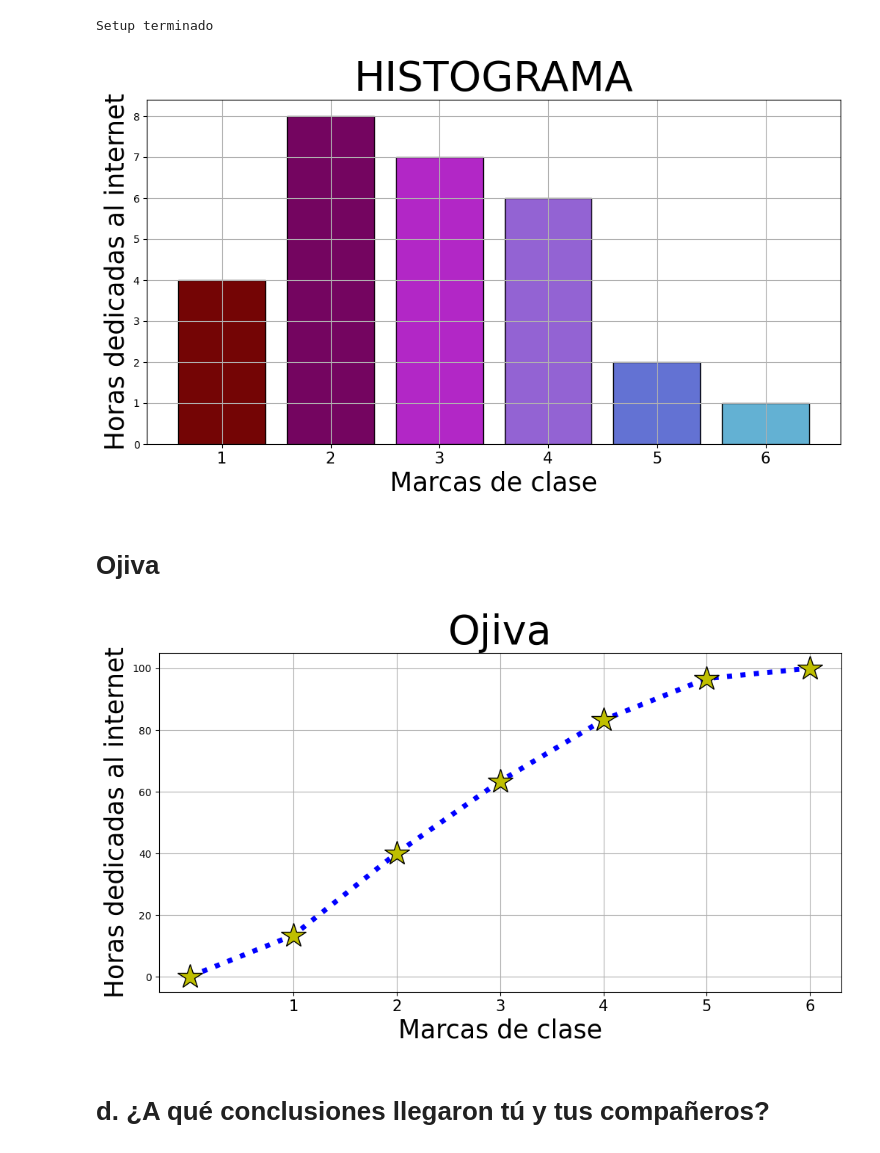
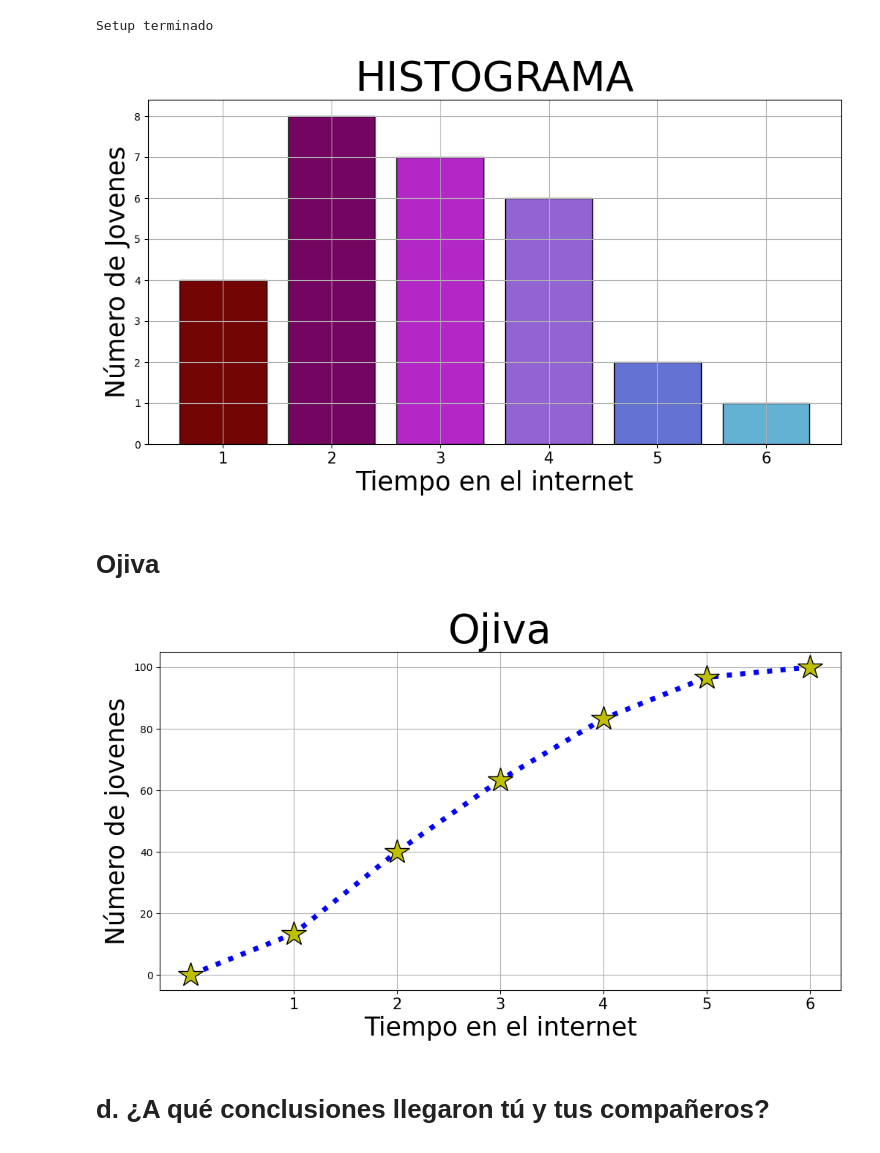
Before and after one commit to KleyderMurillo/Tabla_de_Frecuencias, a Jupyter notebook: ejercicio-8.ipynb, the cells around one changed output. Saved outputs shown, nothing was run; the diff lists cells and outputs as text; code cells hidden in the pictures.

Commit message:
Kleyder Murillo Martinez
se hicieron modificaciones en el histograma y en la ojiva

```diff
--- a/ejercicio-8.ipynb
+++ b/ejercicio-8.ipynb
@@ -145,43 +138,43 @@ plt.bar(marcas_clase, frecuencia,
         color=["#740505", "#740560", "#B227C6", "#9363D3", "#6372D3", "#63B1D3"])
 plt.xticks(marcas_clase, marcas_textos, fontsize= 15,)
 plt.title("HISTOGRAMA", fontsize=40)
-plt.xlabel("Marcas de clase", fontsize=25)
-plt.ylabel("Horas dedicadas al internet", fontsize=25)
+plt.xlabel("Tiempo en el internet", fontsize=25)
+plt.ylabel("Número de Jovenes", fontsize=25)
 plt.grid(True)
 plt.show()
 # %% [output]
-[figure, old version]
+[figure, new version]
 # %% [markdown]
 # Ojiva
 # %%
 plt.figure(figsize = (12, 6)) # Ancho, largo del grafico
 marcas_clase = [1, 2, 3, 4, 5, 6]#Datos del eje X
 # frecuencia =[0.5, 0.15, 0.20, 0.20, 0.10, 0.30,] #Datos del eje Y
 frecuencia =[13.33, 39.99, 63.32, 83.22, 96.65, 100] #Datos del eje Y
 
 # Ajuste en las listas para generar el poligino de frecuencia
 datos_x = [0] + marcas_clase
 datos_y = [0] + frecuencia
 
 #Leyendas para las marcas de clase
 marcas_textos = ["1", "2", "3","4", "5", "6"]
 
 
 # Poligono de frecuencia con:
 # - Estilo de line puntedo ( linewidth = 5, color = "r", linestyle = ":"). https://matplotlib.org/stable/gallery/lines_bars_and_markers/linestyles.html
 # - Marcador con forma triangular (marker = "v"). https://matplotlib.org/stable/api/markers_api.html
 plt.plot(datos_x, datos_y,
         linewidth = 5, color = "b", linestyle = ":",
         marker = "*", markersize = 25, markeredgecolor = "black", markerfacecolor = "y")
 
 plt.xticks(marcas_clase , marcas_textos, fontsize= 15)# Cambio de las marcas de clese del eje x de número a texto.
 plt.title("Ojiva", fontsize = 40) # Titulo
-plt.xlabel("Marcas de clase", fontsize = 25) # Etiqueta eje X
-plt.ylabel("Horas dedicadas al internet", fontsize = 25) # Etiqueta eje Y
+plt.xlabel("Tiempo en el internet", fontsize = 25) # Etiqueta eje X
+plt.ylabel("Número de jovenes", fontsize = 25) # Etiqueta eje Y
 plt.grid(True)#Cuatricula
 plt.show()#Se muestra gráfica en pantalla
 # %% [output]
-[figure, old version]
+[figure, new version]
 # %% [markdown]
 # d. ¿A qué conclusiones llegaron tú y tus compañeros?
 # %% [markdown]
```
Also changed, not shown: parts of 2 cells of this notebook.
